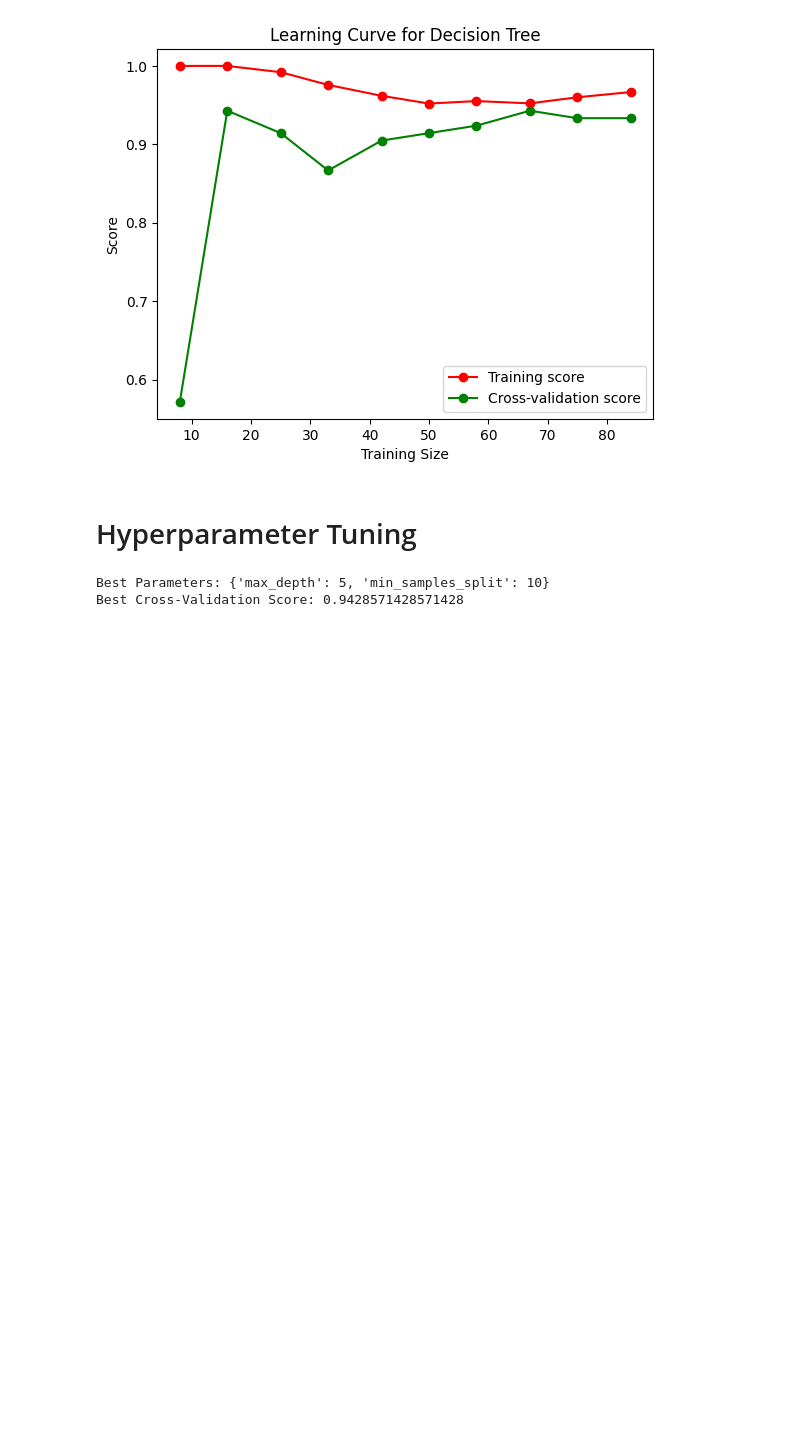
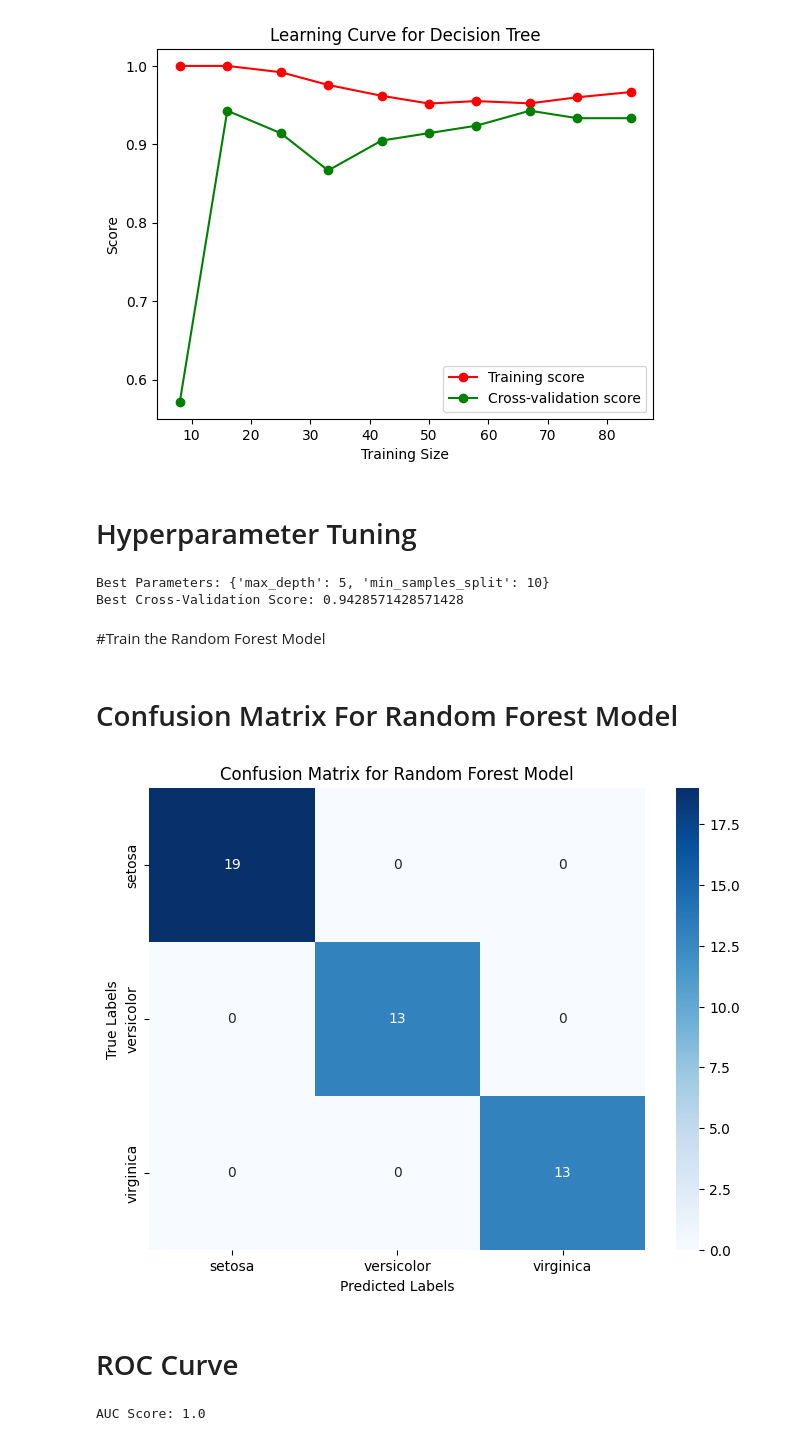
Before and after one commit to riponalmamun/MangoLeafBD, a Jupyter notebook: MangoLeafBD.ipynb, the cells around one changed output. Saved outputs shown, nothing was run; the diff lists cells and outputs as text; code cells hidden in the pictures; blank space fills up the shorter version.

```diff
--- a/MangoLeafBD.ipynb
+++ b/MangoLeafBD.ipynb
@@ -239,3 +239,53 @@ print("Best Cross-Validation Score:", grid_search.best_score_)
 # %% [output]
 Best Parameters: {'max_depth': 5, 'min_samples_split': 10}
 Best Cross-Validation Score: 0.9428571428571428
+# %% [markdown]
+#Train the Random Forest Model
+# %%
+from sklearn.ensemble import RandomForestClassifier
+from sklearn.model_selection import train_test_split
+from sklearn.metrics import accuracy_score
+
+X_train, X_test, y_train, y_test = train_test_split(data.data, data.target, test_size=0.3, random_state=42)
+
+# Initialize and train the Random Forest model
+rf_clf = RandomForestClassifier(n_estimators=100, random_state=42)
+rf_clf.fit(X_train, y_train)
+
+# Predict labels for the test set
+y_pred_rf = rf_clf.predict(X_test)
+# %% [markdown]
+# Confusion Matrix For Random Forest Model
+# %%
+from sklearn.metrics import confusion_matrix
+import seaborn as sns
+import matplotlib.pyplot as plt
+
+# Compute confusion matrix
+cm_rf = confusion_matrix(y_test, y_pred_rf)
+
+# Plot confusion matrix as a heatmap
+plt.figure(figsize=(8, 6))
+sns.heatmap(cm_rf, annot=True, fmt="d", cmap="Blues", xticklabels=data.target_names, yticklabels=data.target_names)
+plt.xlabel("Predicted Labels")
+plt.ylabel("True Labels")
+plt.title("Confusion Matrix for Random Forest Model")
+plt.show()
+# %% [output]
+[figure, added]
+# %% [markdown]
+# ROC Curve
+# %%
+from sklearn.metrics import roc_curve, auc
+from sklearn.preprocessing import label_binarize
+from sklearn.metrics import roc_auc_score
+
+# Binarize the labels for a multi-class ROC curve (one-vs-rest approach)
+y_test_bin = label_binarize(y_test, classes=[0, 1, 2, 3, 4, 5, 6])  # Adjust classes based on dataset
+y_score = rf_clf.predict_proba(X_test)
+
+# Calculate and print AUC score
+auc_score = roc_auc_score(y_test_bin, y_score, multi_class="ovr")
+print("AUC Score:", auc_score)
+# %% [output]
+AUC Score: 1.0
```
Also changed, not shown: parts of 3 cells of this notebook.
